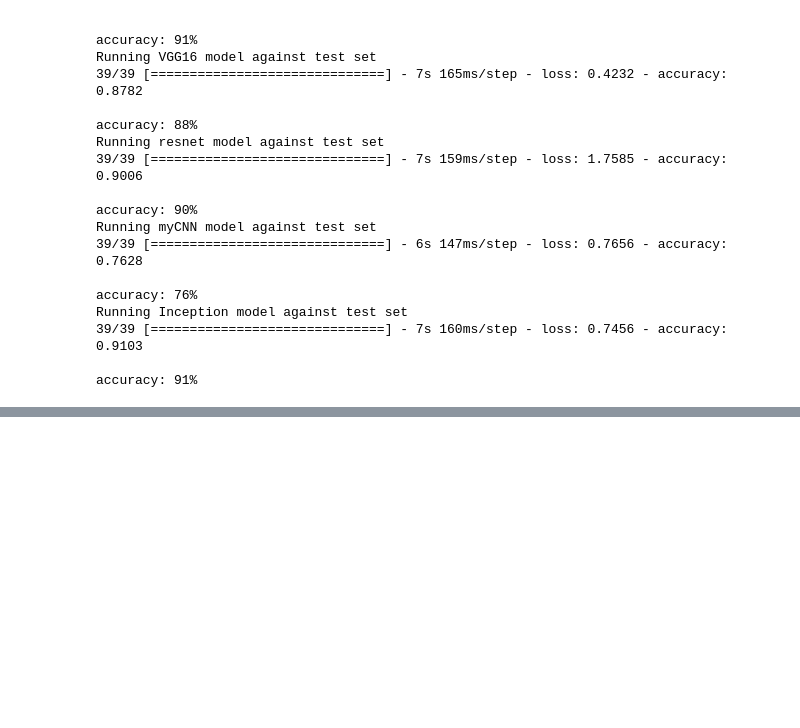
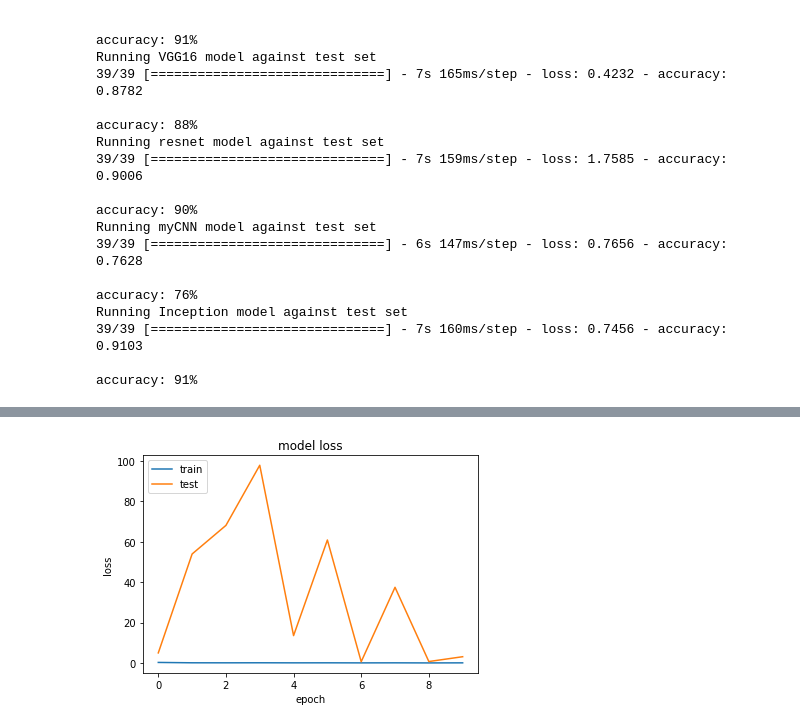
Before and after one commit to Amzo/pneumonia, a Jupyter notebook: cnnModels.ipynb, the cells around one changed output, grey strips where cells are left out. Saved outputs shown, nothing was run; the diff lists cells and outputs as text; code cells hidden in the pictures; blank space fills up the shorter version.

```diff
--- a/cnnModels.ipynb
+++ b/cnnModels.ipynb
@@ -619,0 +680,4 @@ accuracy: 91%
+# %%
+visualiseLoss(resnetHistory)
+# %% [output]
+[figure, added]
```
Also changed, not shown: parts of 15 cells of this notebook.
